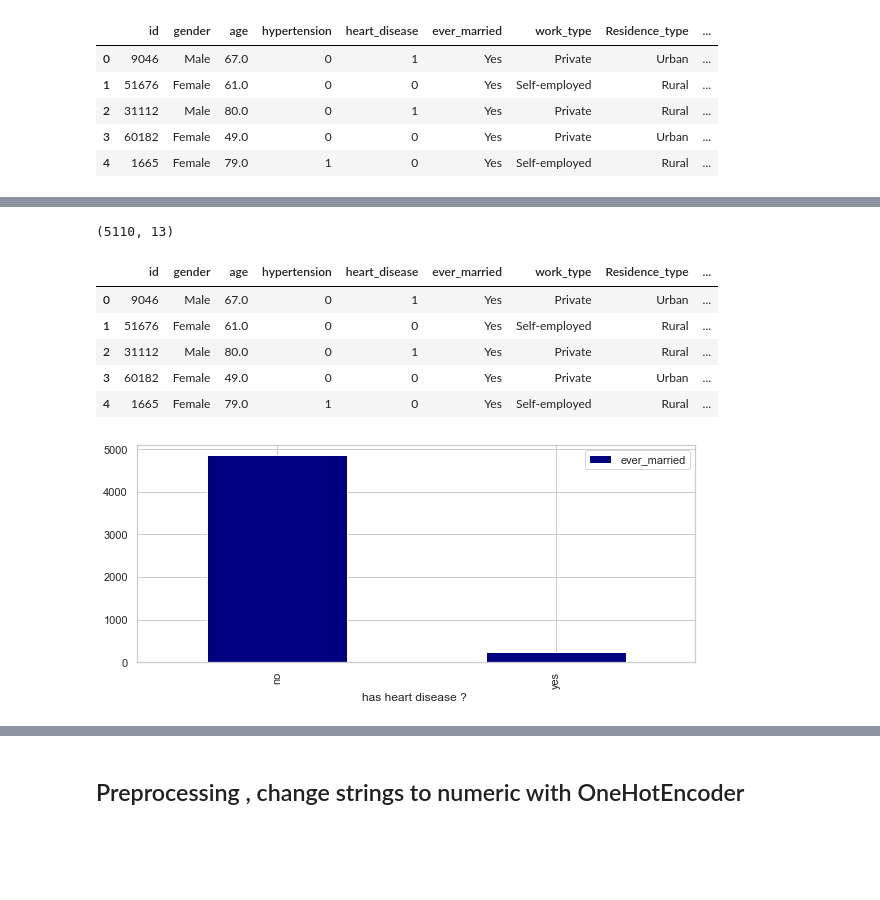
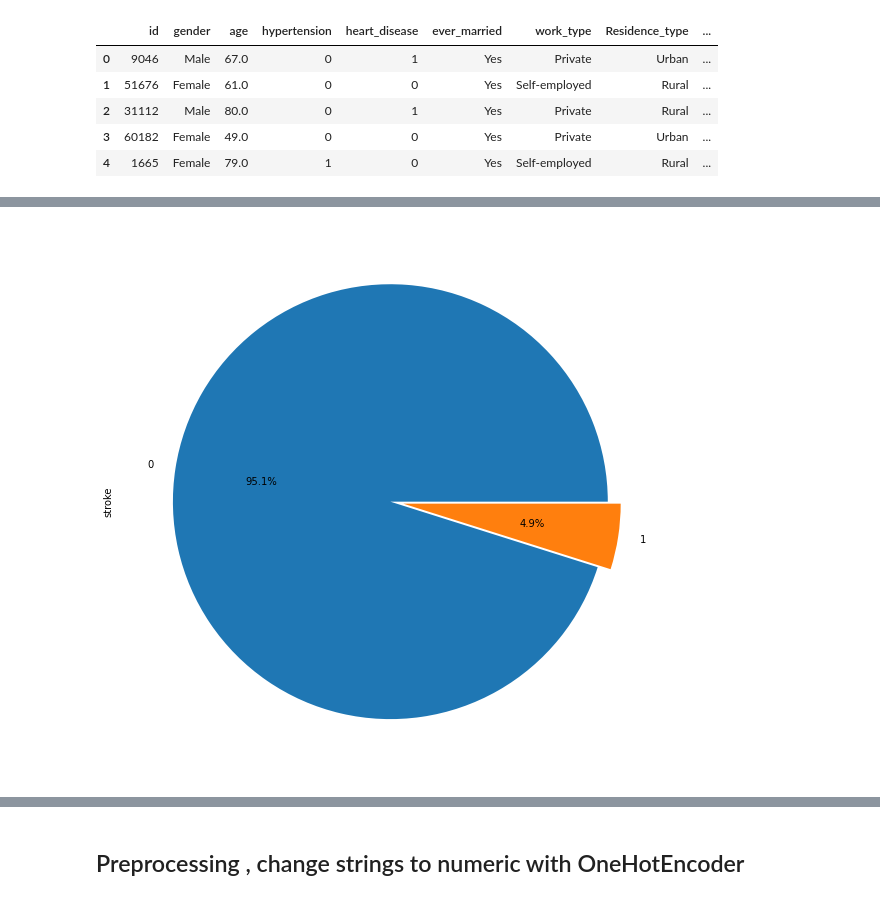
Before and after one commit to godwinnwalozie/Stroke-Prediction-Model, a Jupyter notebook: stroke.ipynb, the cells around one changed output, grey strips where cells are left out. Cells and saved outputs as stored; diff of their text form; code cells hidden in the pictures; blank space fills up the shorter version.

```diff
--- a/stroke.ipynb
+++ b/stroke.ipynb
@@ -51,6 +43,6 @@ target                 0
 dtype: int64
-# %%
-df.shape
-# %% [output]
-(5110, 13)
+# %%
+df.stroke.value_counts().plot(kind= "pie", autopct = "%.1f%%", figsize = (10,10), explode = (0.01,0.05));
+# %% [output]
+[figure, added]
 # %%
@@ -57,16 +50 @@ df.shape
 df.bmi.fillna(df.bmi.mean(), inplace= True)
-# %%
-df.head()
-# %% [output]
-|  | id | gender | age | hypertension | heart_disease | ever_married | work_type | Residence_type | ... |
-| 0 | 9046 | Male | 67.0 | 0 | 1 | Yes | Private | Urban | ... |
-| 1 | 51676 | Female | 61.0 | 0 | 0 | Yes | Self-employed | Rural | ... |
-| 2 | 31112 | Male | 80.0 | 0 | 1 | Yes | Private | Rural | ... |
-| 3 | 60182 | Female | 49.0 | 0 | 0 | Yes | Private | Urban | ... |
-| 4 | 1665 | Female | 79.0 | 1 | 0 | Yes | Self-employed | Rural | ... |
-# %%
-fig, ax =plt.subplots(figsize = (10,4))
-df.loc[:,['target','ever_married']].groupby('target').count().plot( kind = 'bar', ax = ax, color = ('navy'))
-ax.set(xlabel = 'has heart disease ? ');
-# %% [output]
-[figure, removed]
```
Also changed, not shown: parts of 27 cells of this notebook.
